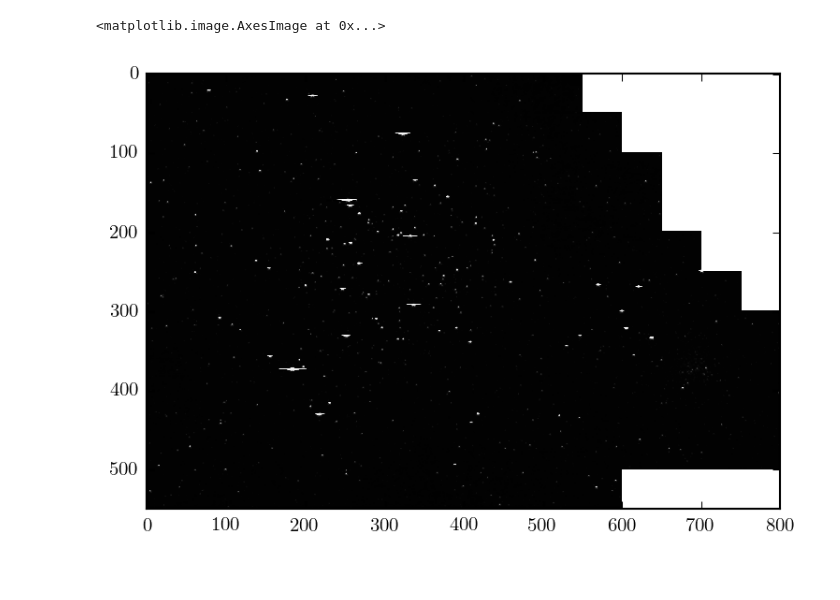
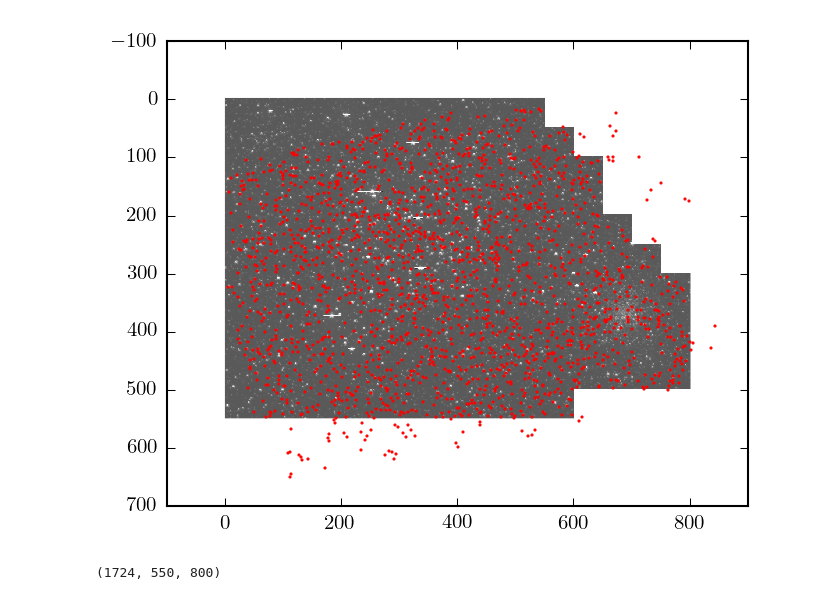
Before and after one commit to dfm/photoica, a Jupyter notebook: k2.ipynb, the cells around one changed output. Drawn from its saved outputs; the diff is of its cells as text; code cells hidden in the pictures.

```diff
--- a/k2.ipynb
+++ b/k2.ipynb
@@ -10,3 +14,20 @@ import matplotlib.pyplot as pl
 from scipy.linalg import cho_factor, cho_solve
 from matplotlib.colors import LinearSegmentedColormap
 from sklearn.decomposition import FastICA, RandomizedPCA
+# %%
+with open("k2.wcs.json", "r") as f:
+    wcs = WCS(json.load(f))
+# %%
+df = pd.read_csv("K2_var.dat", delim_whitespace=True, names=[
+    "ID", "RA", "DEC", "X", "Y", "Mag_Sch", "Mag_K2", "Phot_K2", "Clas_K2", "Period",
+    "ID_Nar", "ID_Hu", "ID_Hu", "ID_Kim", "ID_Mei", "ID_Moc", "B", "V", "R",
+    "J_2MASS", "H_2MASS", "K_2MASS",
+])
+df = df[df.Clas_K2 == 1]
+# %%
+ra = np.array(df.RA)
+dec = np.array(df.DEC)
+x, y = wcs.all_world2pix(ra, dec, 1)
+df["k2_cx"] = x
+df["k2_cy"] = y
+print(x.min(), x.max(), y.min(), y.max())
@@ -13,5 +57,5 @@ from sklearn.decomposition import FastICA, RandomizedPCA
 # %%
-with h5py.File("data/k2/superstamp.h5", "r") as f:
+with h5py.File("data/k2.h5", "r") as f:
     time = f["time"][:]
     i = np.arange(len(time))[np.isnan(time)][-1] + 100
     time = time[i+1:]
@@ -22,12 +66,16 @@ m = np.isfinite(time) & np.any(np.isfinite(data), axis=(1, 2))
 time = time[m]
 data = data[m]
 # %%
-pl.imshow(data[0], cmap="gray", interpolation="nearest")
+pl.imshow(np.log(data[-1]), cmap="gray", interpolation="nearest")
+pl.plot(x, y, ".r", ms=2);
 # %% [output]
-<matplotlib.image.AxesImage at 0x...>
-[figure, old version]
+[figure, new version]
 # %%
 scaled = data  # / np.median(data, axis=0)[None, :, :]
+# %%
+data.shape
+# %% [output]
+(1724, 550, 800)
 # %%
 X, Y = np.meshgrid(range(scaled.shape[1]), range(scaled.shape[2]), indexing="ij")
 m = np.any(np.isfinite(scaled), axis=0)
```
Also changed, not shown: parts of 14 cells of this notebook, 2 other files.
